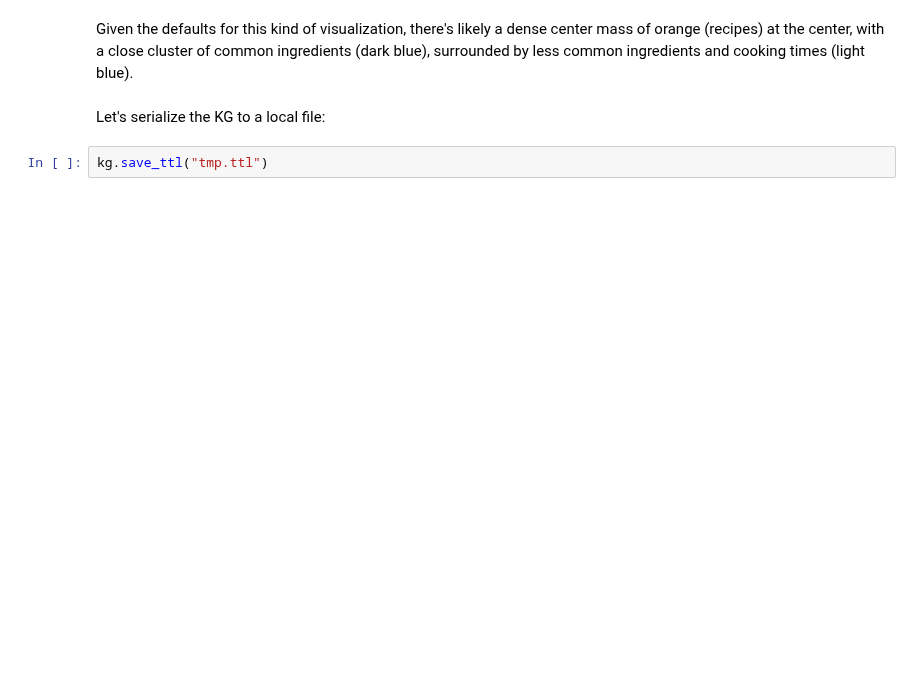
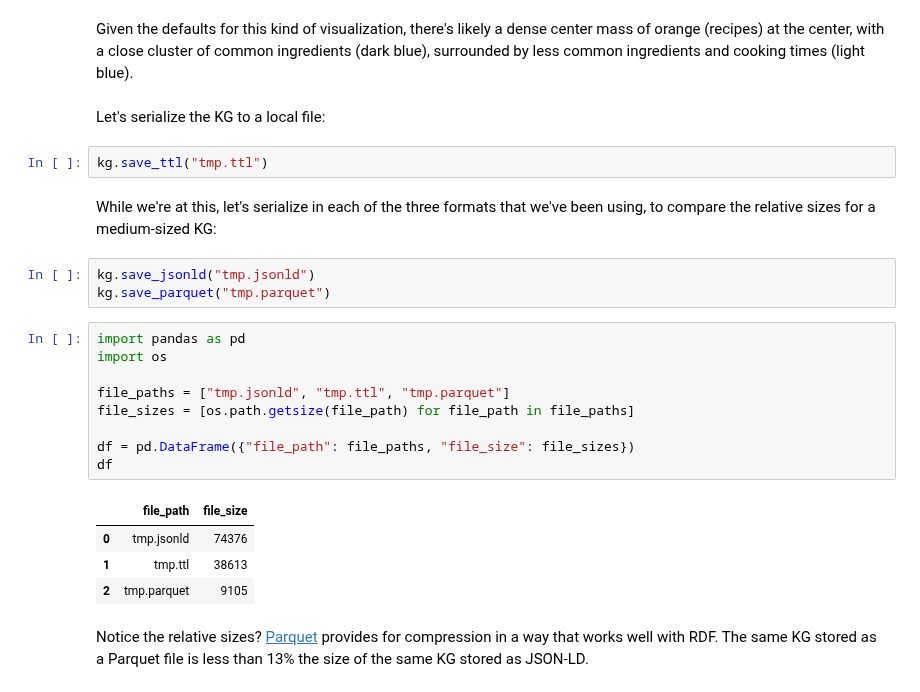
Before and after one commit to DerwenAI/kglab, a Jupyter notebook: ex01_4.ipynb, the cells around one changed output. Drawn from its saved outputs; the diff is of its cells as text; blank space fills up the shorter version.

```diff
--- a/ex01_4.ipynb
+++ b/ex01_4.ipynb
@@ -126,3 +126,26 @@ Given the defaults for this kind of visualization, there's likely a dense center
 Let's serialize the KG to a local file:
 # %%
 kg.save_ttl("tmp.ttl")
+# %% [markdown]
+While we're at this, let's serialize in each of the three formats that we've been using, to compare the relative sizes for a medium-sized KG:
+# %%
+kg.save_jsonld("tmp.jsonld")
+kg.save_parquet("tmp.parquet")
+# %%
+import pandas as pd
+import os
+
+file_paths = ["tmp.jsonld", "tmp.ttl", "tmp.parquet"]
+file_sizes = [os.path.getsize(file_path) for file_path in file_paths]
+
+df = pd.DataFrame({"file_path": file_paths, "file_size": file_sizes})
+df
+# %% [output]
+|  | file_path | file_size |
+| 0 | tmp.jsonld | 74376 |
+| 1 | tmp.ttl | 38613 |
+| 2 | tmp.parquet | 9105 |
+# %% [markdown]
+Notice the relative sizes?
+[Parquet](https://parquet.apache.org/) provides for compression in a way that works well with RDF.
+The same KG stored as a Parquet file is less than 13% the size of the same KG stored as JSON-LD.
```
Also changed, not shown: 10 other files.
